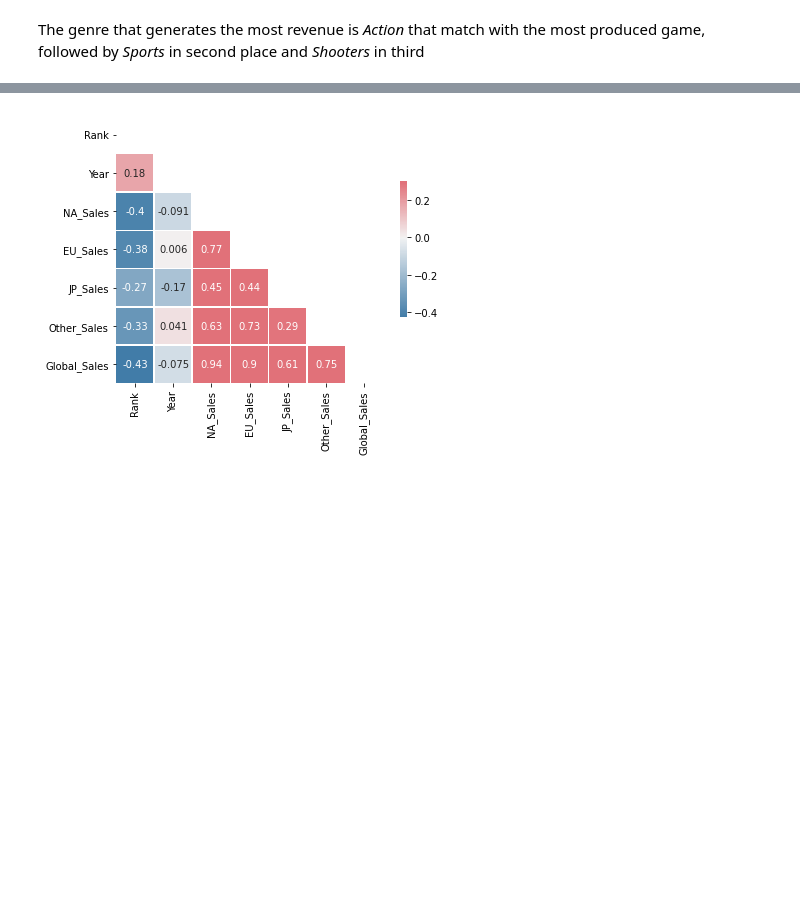
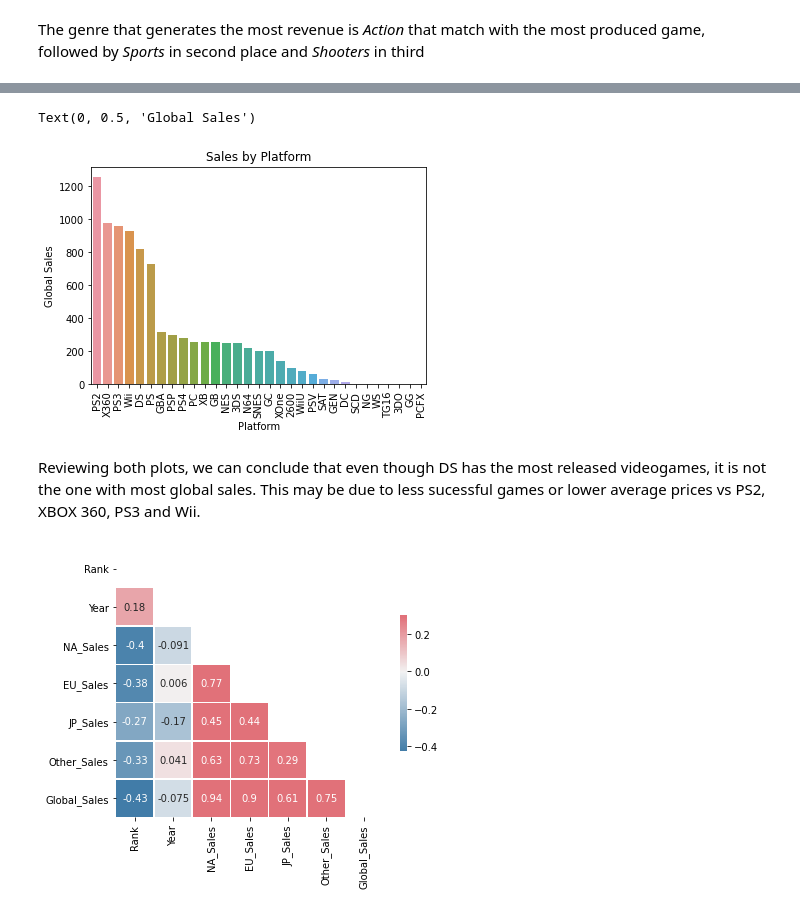
Before and after one commit to albertopformoso/Videogame-Sales-Predictions, a Jupyter notebook: main.ipynb, the cells around one changed output, grey strips where cells are left out. Cells and saved outputs as stored; diff of their text form; code cells hidden in the pictures; blank space fills up the shorter version.

```diff
--- a/main.ipynb
+++ b/main.ipynb
@@ -157,0 +187,3 @@ The genre that generates the most revenue is *Action* that match with the most p
+# %%
+gsales_by_platform = by_platform.sort_values(by='Global_Sales', ascending=False)
+gsales_by_platform.head()
@@ -158,3 +197,13 @@ The genre that generates the most revenue is *Action* that match with the most p
+# %%
+b = sns.barplot(x='Platform', y='Global_Sales', data=gsales_by_platform)
+plt.title('Sales by Platform')
+plt.xticks(rotation=90)
+plt.ylabel('Global Sales')
+# %% [output]
+Text(0, 0.5, 'Global Sales')
+[figure, added]
+# %% [markdown]
+Reviewing both plots, we can conclude that even though DS has the most released videogames, it is not the one with most global sales. This may be due to less sucessful games or lower average prices vs PS2, XBOX 360, PS3 and Wii.
 # %%
 corr = df.corr()
 mask = np.triu(np.ones_like(corr, dtype=bool)) # Obtaining the superior triangular matrix
```
Also changed, not shown: parts of 12 cells of this notebook.
